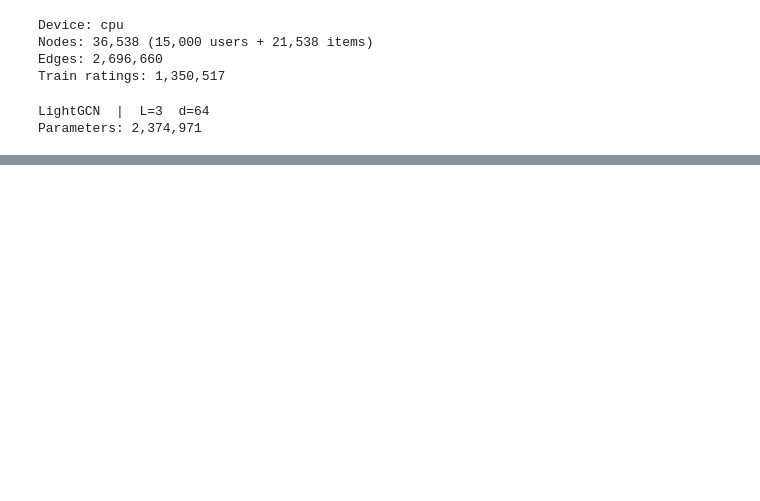
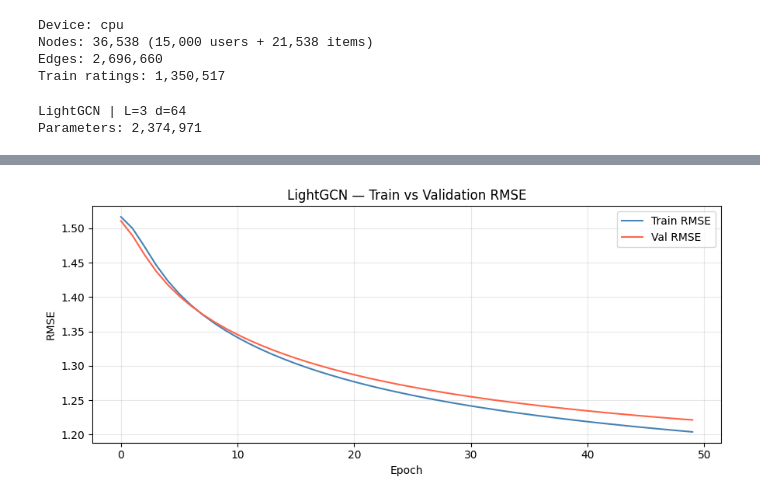
Before and after one commit to AnhVuong146/CMPE_256_game-recommender-system, a Jupyter notebook: LightGCN_AnhVuong.ipynb, the cells around one changed output, grey strips where cells are left out. Drawn from its saved outputs; the diff is of its cells as text; code cells hidden in the pictures; blank space fills up the shorter version.

```diff
--- a/LightGCN_AnhVuong.ipynb
+++ b/LightGCN_AnhVuong.ipynb
@@ -182,8 +177,13 @@ LightGCN  |  L=3  d=64
 Parameters: 2,374,971
 # %%
-EPOCHS = 30
+EPOCHS = 50
 LR = 1e-3
 WEIGHT_DECAY = 1e-5
+PATIENCE = 10
+MIN_EPOCHS = 20
+# Larger batch reduces how many times propagate() runs per epoch (21 batches vs 165),
+# keeping runtime comparable to the old single-propagate-per-epoch approach
+BATCH = 65536
 
 optimizer = torch.optim.Adam(model_gcn.parameters(), lr=LR, weight_decay=WEIGHT_DECAY)
 criterion = nn.MSELoss()
@@ -192,36 +192,70 @@ u_ten = torch.LongTensor(train_u_np).to(device)
 i_ten = torch.LongTensor(train_i_np).to(device)
 r_ten = torch.FloatTensor(train_r_np).to(device)
 
-BATCH = 8192
-history = []
+val_knn = val_df[val_df['Username'].isin(user_to_idx) & val_df['BGGId'].isin(game_to_idx)]
+val_u_ten = torch.LongTensor(user_enc.transform(val_knn['Username'])).to(device)
+val_i_ten = torch.LongTensor(game_enc.transform(val_knn['BGGId'])).to(device)
+val_r_np = val_knn['Rating'].values
+print(f"Val pairs evaluable by LightGCN: {len(val_knn):,}")
+print(f"Batches per epoch: {len(u_ten) // BATCH + 1} (propagate() called once per batch)")
+
+train_history, val_history = [], []
+best_val_rmse = float('inf')
+patience_counter = 0
 
 for epoch in range(1, EPOCHS + 1):
     model_gcn.train()
-    E = model_gcn.propagate()
     perm = torch.randperm(len(u_ten), device=device)
 
     epoch_loss = 0.0
     for start in range(0, len(u_ten), BATCH):
         optimizer.zero_grad()
+        idx = perm[start:start + BATCH]
+        u_b, i_b, r_b = u_ten[idx], i_ten[idx], r_ten[idx]
 
-        idx  = perm[start:start + BATCH]
-        u_b  = u_ten[idx]; i_b = i_ten[idx]; r_b = r_ten[idx]
-
-        u_e  = E[:n_users_gcn][u_b]
-        i_e  = E[n_users_gcn:][i_b]
-        pred = (u_e * i_e).sum(-1) \
-             + model_gcn.user_bias(u_b).squeeze(-1) \
-             + model_gcn.item_bias(i_b).squeeze(-1) \
-             + model_gcn.mu
-
+        # forward() calls propagate() internally — embeddings are always consistent with
+        # current weights, so gradients are correct and retain_graph is no longer needed
+        pred = model_gcn(u_b, i_b)
         loss = criterion(pred, r_b)
-        loss.backward(retain_graph=True)
+        loss.backward()
         optimizer.step()
-
         epoch_loss += loss.item() * len(r_b)
 
     train_rmse = np.sqrt(epoch_loss / len(u_ten))
-    history.append(train_rmse)
+    train_history.append(train_rmse)
+
+    model_gcn.eval()
+    with torch.no_grad():
+        E_val = model_gcn.propagate()
+        u_e_val = E_val[:n_users_gcn][val_u_ten]
+        i_e_val = E_val[n_users_gcn:][val_i_ten]
+        preds_val = (u_e_val * i_e_val).sum(-1) \
+                  + model_gcn.user_bias(val_u_ten).squeeze(-1) \
+                  + model_gcn.item_bias(val_i_ten).squeeze(-1) \
+                  + model_gcn.mu
+        preds_val = preds_val.cpu().numpy().clip(1, 10)
+    val_rmse = rmse(val_r_np, preds_val)
+    val_history.append(val_rmse)
+
     if epoch % 10 == 0:
-        print(f"Epoch {epoch:3d}/{EPOCHS}  train RMSE: {train_rmse:.4f}")
+        print(f"Epoch {epoch:3d}/{EPOCHS} train RMSE: {train_rmse:.4f} val RMSE: {val_rmse:.4f}")
+
+    if epoch >= MIN_EPOCHS:
+        if val_rmse < best_val_rmse:
+            best_val_rmse = val_rmse
+            patience_counter = 0
+        else:
+            patience_counter += 1
+            if patience_counter >= PATIENCE:
+                print(f"\nEarly stopping at epoch {epoch} — best val RMSE {best_val_rmse:.4f}")
+                break
+    elif val_rmse < best_val_rmse:
+        best_val_rmse = val_rmse
+
+plt.figure(figsize=(9, 4))
+plt.plot(train_history, label='Train RMSE', color='steelblue')
+plt.plot(val_history, label='Val RMSE', color='tomato')
+plt.xlabel('Epoch'); plt.ylabel('RMSE')
+plt.title('LightGCN — Train vs Validation RMSE')
+plt.legend(); plt.grid(True, alpha=0.3); plt.tight_layout(); plt.show()
 # %% [output]
@@ -231,3 +269,4 @@ Epoch  30/30  train RMSE: 1.1884
+[figure, added]
 # %%
 model_gcn.eval()
 
```
Also changed, not shown: parts of 7 cells of this notebook.
